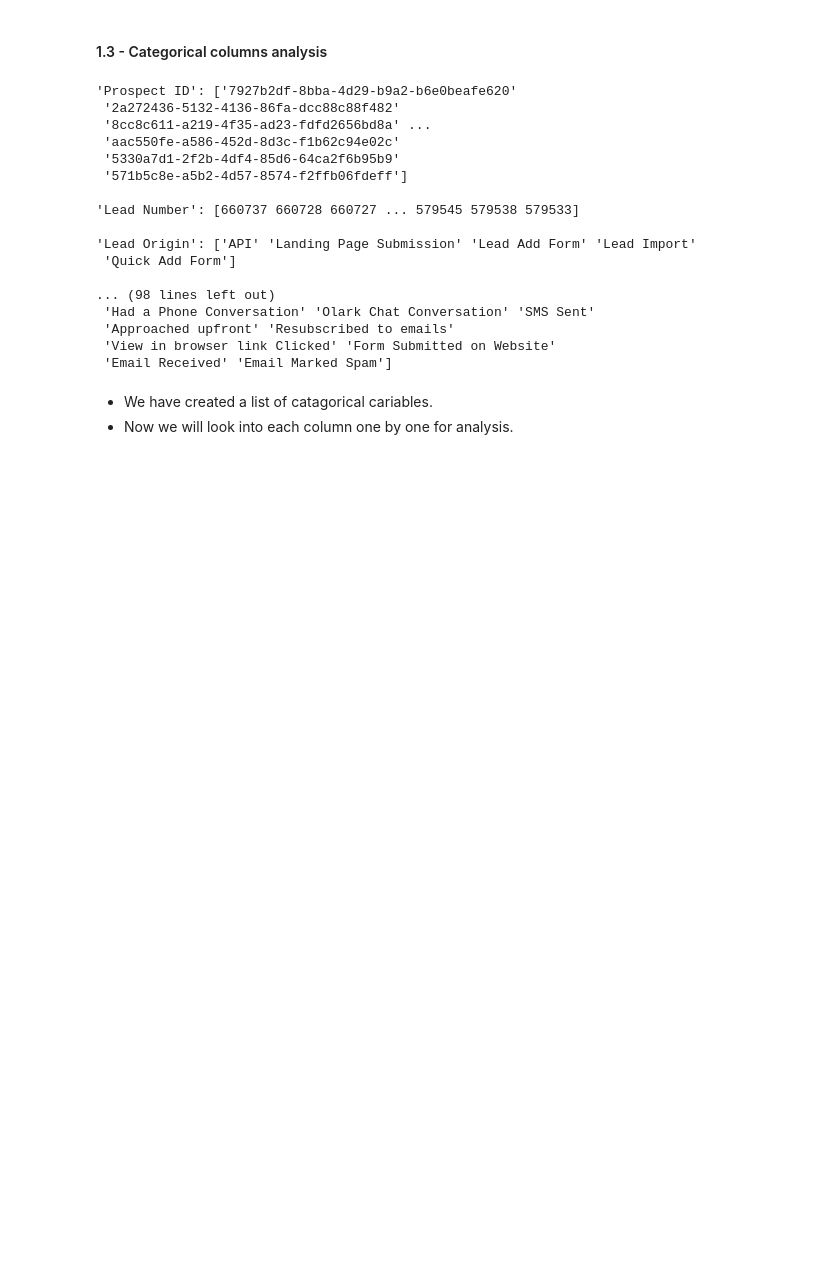
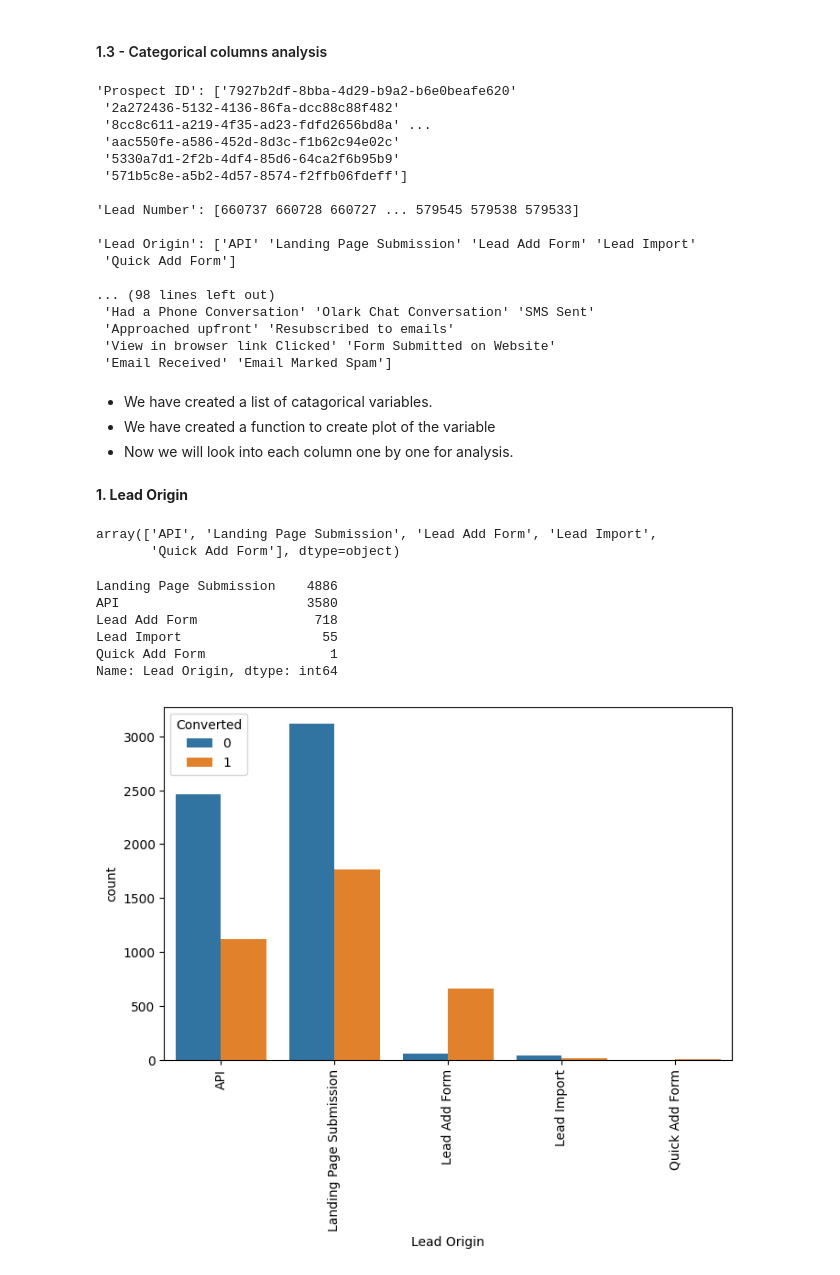
Before and after one commit to BharatPanera/lead_scoring_case_study, a Jupyter notebook: lead_scoring.ipynb, the cells around one changed output. Drawn from its saved outputs; the diff is of its cells as text; code cells hidden in the pictures; blank space fills up the shorter version.

Commit message:
Completed the analysis for variable 'Lead Origin'

```diff
--- a/lead_scoring.ipynb
+++ b/lead_scoring.ipynb
@@ -261,6 +257,36 @@ get_unique_vals(lead_data)
 # List of categorical columns
 catagorical_cols = ['Lead Origin', 'Lead Source', 'Last Activity', 'Country', 'Specialization', 'What is your current occupation',
                     'What matters most to you in choosing a course', 'Tags', 'City', 'Last Notable Activity']
+# %%
+# Function that will create graph of the variable
+def create_plot(col_name, figsize=(15, 5)):
+    plt.figure(figsize=figsize)
+    sns.countplot(x=col_name, hue='Converted', data=lead_data)
+    plt.xticks(rotation=90)
+    return plt.show()
 # %% [markdown]
-- We have created a list of catagorical cariables.
+- We have created a list of catagorical variables.
+- We have created a function to create plot of the variable
 - Now we will look into each column one by one for analysis.
+# %% [markdown]
+**1. Lead Origin**
+# %%
+# Check the unique values of the variable
+lead_data['Lead Origin'].unique()
+# %% [output]
+array(['API', 'Landing Page Submission', 'Lead Add Form', 'Lead Import',
+       'Quick Add Form'], dtype=object)
+# %%
+# Check the value caount of the variable
+lead_data['Lead Origin'].value_counts(dropna=False)
+# %% [output]
+Landing Page Submission    4886
+API                        3580
+Lead Add Form               718
+Lead Import                  55
+Quick Add Form                1
+Name: Lead Origin, dtype: int64
+# %%
+create_plot('Lead Origin', figsize=(8, 5))
+# %% [output]
+[figure, added]
```
Also changed, not shown: parts of 3 cells of this notebook.
